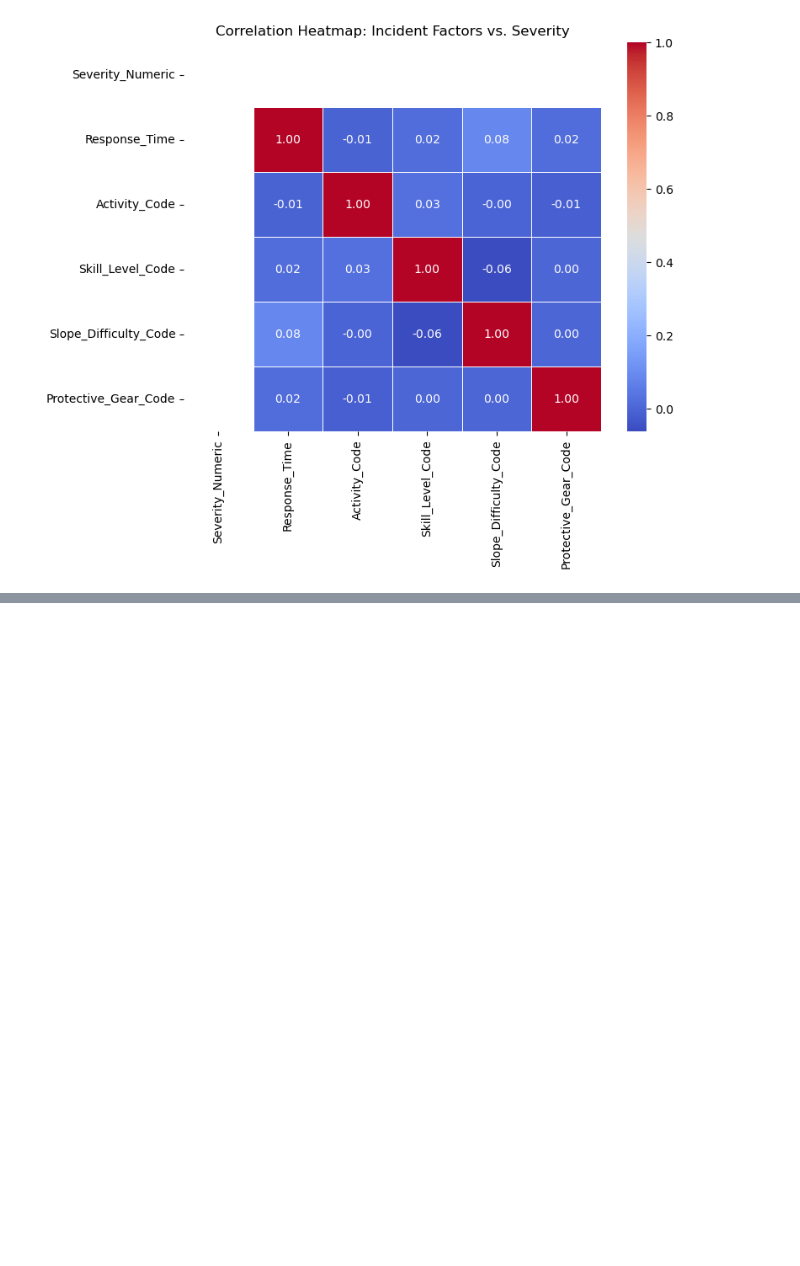
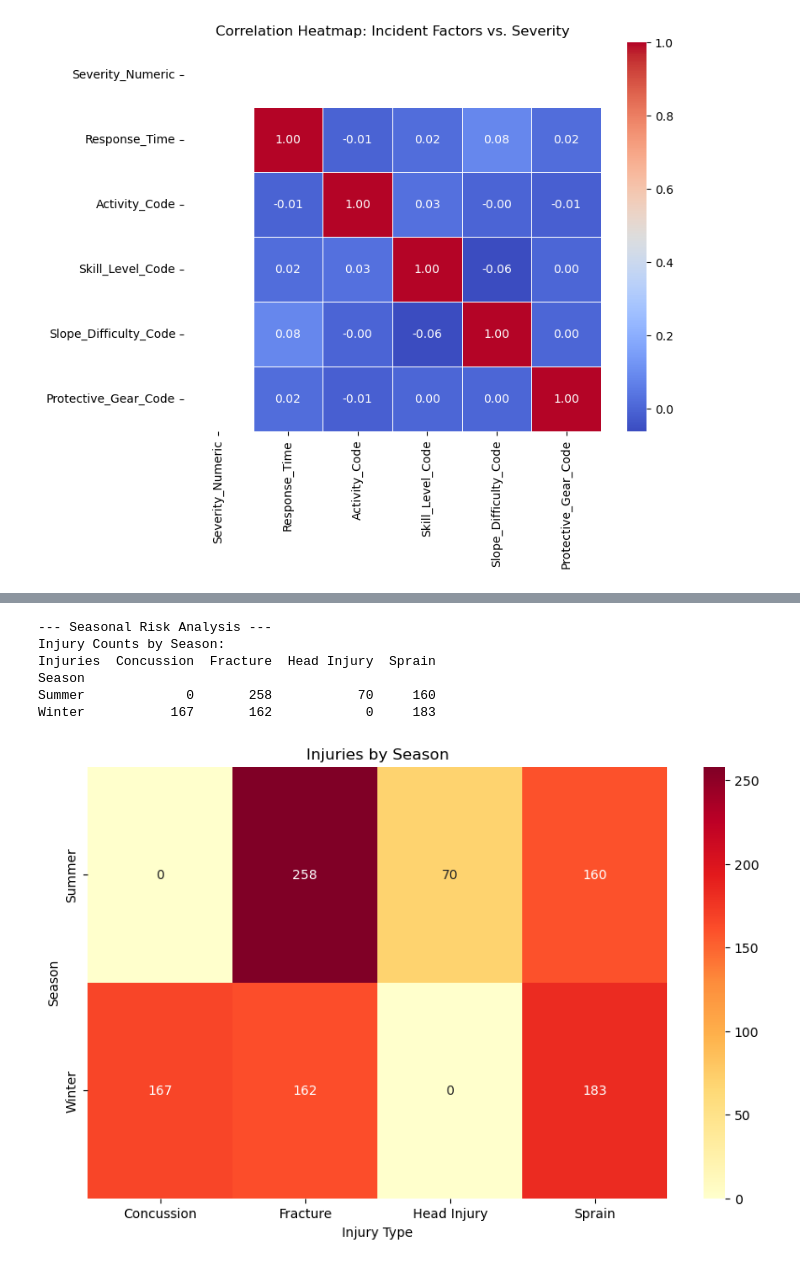
Before and after one commit to MC6527medhansh/Bolt, a Jupyter notebook: incidents_analysis.ipynb, the cells around one changed output, grey strips where cells are left out. Cells and saved outputs as stored; diff of their text form; code cells hidden in the pictures; blank space fills up the shorter version.

```diff
--- a/incidents_analysis.ipynb
+++ b/incidents_analysis.ipynb
@@ -157,0 +259,23 @@ plt.show()
+# %%
+print("\n--- Seasonal Risk Analysis ---")
+
+# Create a contingency table (crosstab) for injuries by season
+injury_season_counts = pd.crosstab(incidents['Season'], incidents['Injuries'])
+print("Injury Counts by Season:")
+print(injury_season_counts)
+
+# Plot the heatmap of injury counts by season
+plt.figure(figsize=(10, 6))
+sns.heatmap(injury_season_counts, annot=True, cmap='YlOrRd', fmt='d')
+plt.title('Injuries by Season')
+plt.xlabel('Injury Type')
+plt.ylabel('Season')
+plt.show()
+# %% [output]
+--- Seasonal Risk Analysis ---
+Injury Counts by Season:
+Injuries  Concussion  Fracture  Head Injury  Sprain
+Season
+Summer             0       258           70     160
+Winter           167       162            0     183
+[figure, added]
```
Also changed, not shown: parts of 3 cells of this notebook, 2 other files.
